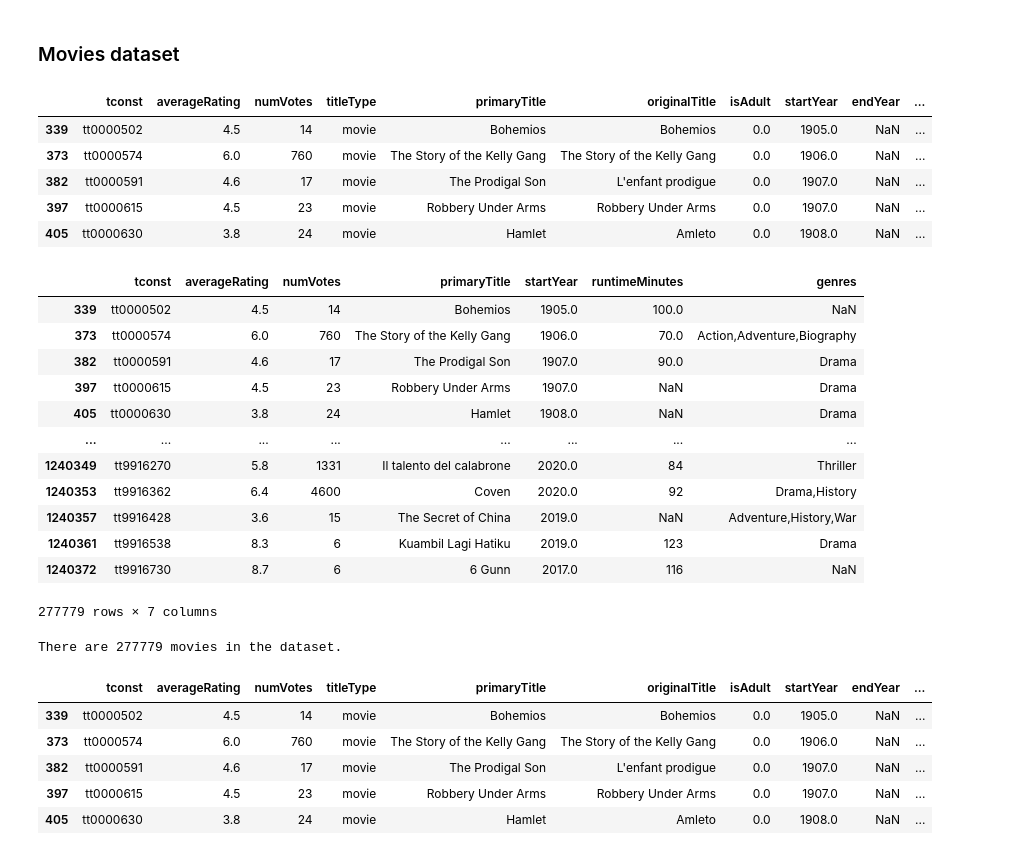
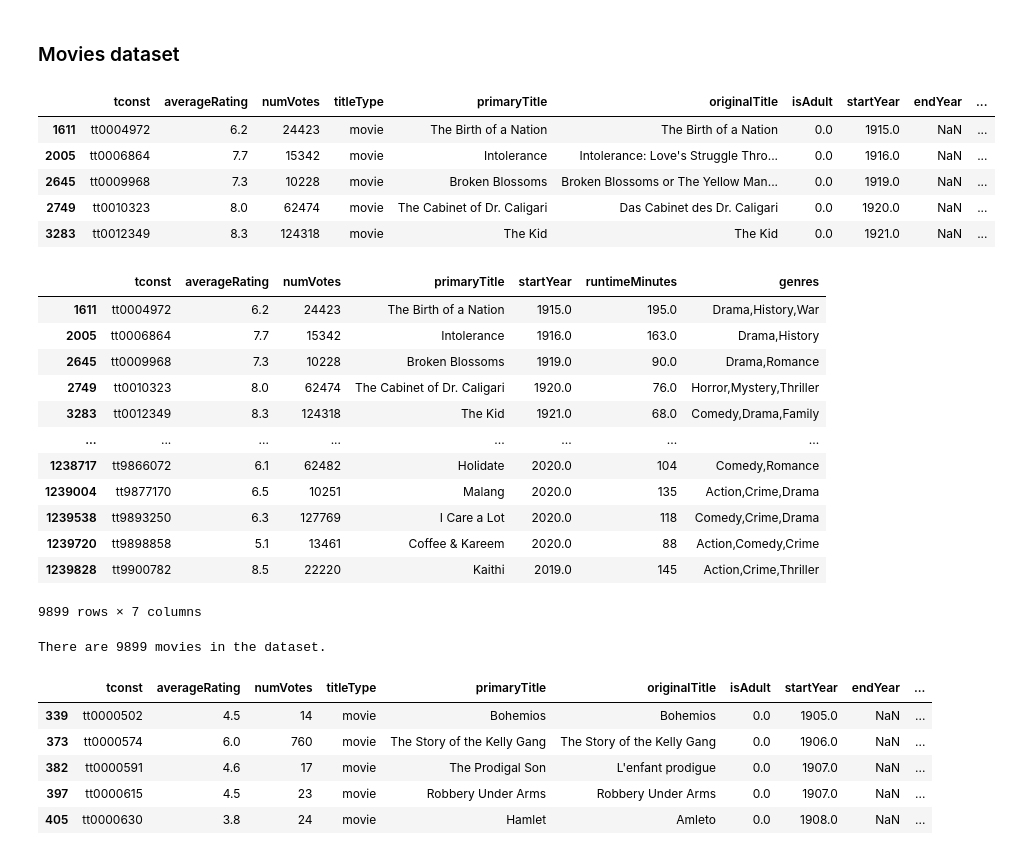
Before and after one commit to com-480-data-visualization/datavis-project-2022-teamsalt, a Jupyter notebook: data_exploration.ipynb, the cells around one changed output. Saved outputs shown, nothing was run; the diff lists cells and outputs as text; code cells hidden in the pictures.

```diff
--- a/data_exploration.ipynb
+++ b/data_exploration.ipynb
@@ -18,41 +18,42 @@ warnings.filterwarnings('ignore')
 # %%
 # Load datasets
 ratings = read_df("title.ratings.tsv.gz")
 basics = read_df("title.basics.tsv.gz")
 # Only keep movies
 df = pd.merge(ratings, basics, on="tconst")
 df_movies = df[df['titleType']=='movie']
+df_movies = df_movies[df_movies['numVotes'] > 10000]
 df_movies.head()
 # %% [output]
 |  | tconst | averageRating | numVotes | titleType | primaryTitle | originalTitle | isAdult | startYear | endYear | ... |
-| 339 | tt0000502 | 4.5 | 14 | movie | Bohemios | Bohemios | 0.0 | 1905.0 | NaN | ... |
-| 373 | tt0000574 | 6.0 | 760 | movie | The Story of the Kelly Gang | The Story of the Kelly Gang | 0.0 | 1906.0 | NaN | ... |
-| 382 | tt0000591 | 4.6 | 17 | movie | The Prodigal Son | L'enfant prodigue | 0.0 | 1907.0 | NaN | ... |
-| 397 | tt0000615 | 4.5 | 23 | movie | Robbery Under Arms | Robbery Under Arms | 0.0 | 1907.0 | NaN | ... |
-| 405 | tt0000630 | 3.8 | 24 | movie | Hamlet | Amleto | 0.0 | 1908.0 | NaN | ... |
+| 1611 | tt0004972 | 6.2 | 24423 | movie | The Birth of a Nation | The Birth of a Nation | 0.0 | 1915.0 | NaN | ... |
+| 2005 | tt0006864 | 7.7 | 15342 | movie | Intolerance | Intolerance: Love's Struggle Thro... | 0.0 | 1916.0 | NaN | ... |
+| 2645 | tt0009968 | 7.3 | 10228 | movie | Broken Blossoms | Broken Blossoms or The Yellow Man... | 0.0 | 1919.0 | NaN | ... |
+| 2749 | tt0010323 | 8.0 | 62474 | movie | The Cabinet of Dr. Caligari | Das Cabinet des Dr. Caligari | 0.0 | 1920.0 | NaN | ... |
+| 3283 | tt0012349 | 8.3 | 124318 | movie | The Kid | The Kid | 0.0 | 1921.0 | NaN | ... |
 # %%
 movies_df = df_movies[['tconst', 'averageRating', 'numVotes', 'primaryTitle', 'startYear', 'runtimeMinutes', 'genres']]
 movies_df
 # %% [output]
 |  | tconst | averageRating | numVotes | primaryTitle | startYear | runtimeMinutes | genres |
-| 339 | tt0000502 | 4.5 | 14 | Bohemios | 1905.0 | 100.0 | NaN |
-| 373 | tt0000574 | 6.0 | 760 | The Story of the Kelly Gang | 1906.0 | 70.0 | Action,Adventure,Biography |
-| 382 | tt0000591 | 4.6 | 17 | The Prodigal Son | 1907.0 | 90.0 | Drama |
-| 397 | tt0000615 | 4.5 | 23 | Robbery Under Arms | 1907.0 | NaN | Drama |
-| 405 | tt0000630 | 3.8 | 24 | Hamlet | 1908.0 | NaN | Drama |
+| 1611 | tt0004972 | 6.2 | 24423 | The Birth of a Nation | 1915.0 | 195.0 | Drama,History,War |
+| 2005 | tt0006864 | 7.7 | 15342 | Intolerance | 1916.0 | 163.0 | Drama,History |
+| 2645 | tt0009968 | 7.3 | 10228 | Broken Blossoms | 1919.0 | 90.0 | Drama,Romance |
+| 2749 | tt0010323 | 8.0 | 62474 | The Cabinet of Dr. Caligari | 1920.0 | 76.0 | Horror,Mystery,Thriller |
+| 3283 | tt0012349 | 8.3 | 124318 | The Kid | 1921.0 | 68.0 | Comedy,Drama,Family |
 | ... | ... | ... | ... | ... | ... | ... | ... |
-| 1240349 | tt9916270 | 5.8 | 1331 | Il talento del calabrone | 2020.0 | 84 | Thriller |
-| 1240353 | tt9916362 | 6.4 | 4600 | Coven | 2020.0 | 92 | Drama,History |
-| 1240357 | tt9916428 | 3.6 | 15 | The Secret of China | 2019.0 | NaN | Adventure,History,War |
-| 1240361 | tt9916538 | 8.3 | 6 | Kuambil Lagi Hatiku | 2019.0 | 123 | Drama |
-| 1240372 | tt9916730 | 8.7 | 6 | 6 Gunn | 2017.0 | 116 | NaN |
+| 1238717 | tt9866072 | 6.1 | 62482 | Holidate | 2020.0 | 104 | Comedy,Romance |
+| 1239004 | tt9877170 | 6.5 | 10251 | Malang | 2020.0 | 135 | Action,Crime,Drama |
+| 1239538 | tt9893250 | 6.3 | 127769 | I Care a Lot | 2020.0 | 118 | Comedy,Crime,Drama |
+| 1239720 | tt9898858 | 5.1 | 13461 | Coffee & Kareem | 2020.0 | 88 | Action,Comedy,Crime |
+| 1239828 | tt9900782 | 8.5 | 22220 | Kaithi | 2019.0 | 145 | Action,Crime,Thriller |
-277779 rows × 7 columns
+9899 rows × 7 columns
 # %%
 movies_df.to_csv("movie_dataset.csv", index=False)
 # %%
 print(f"There are %d movies in the dataset." % len(df_movies))
 # %% [output]
-There are 277779 movies in the dataset.
+There are 9899 movies in the dataset.
 # %%
 # Separate the genres into categories
 dummies = pd.get_dummies(df_movies['genres'])
```
Also changed, not shown: 5 other files.
